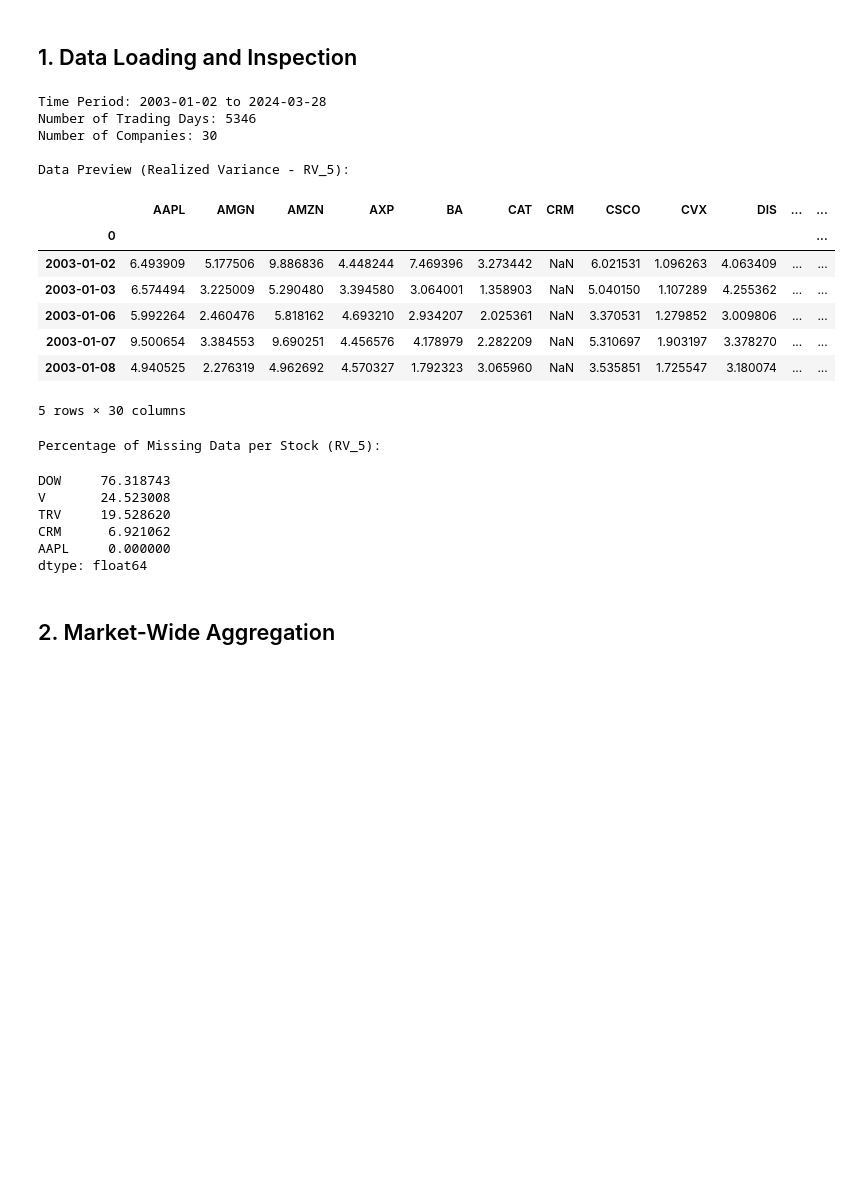
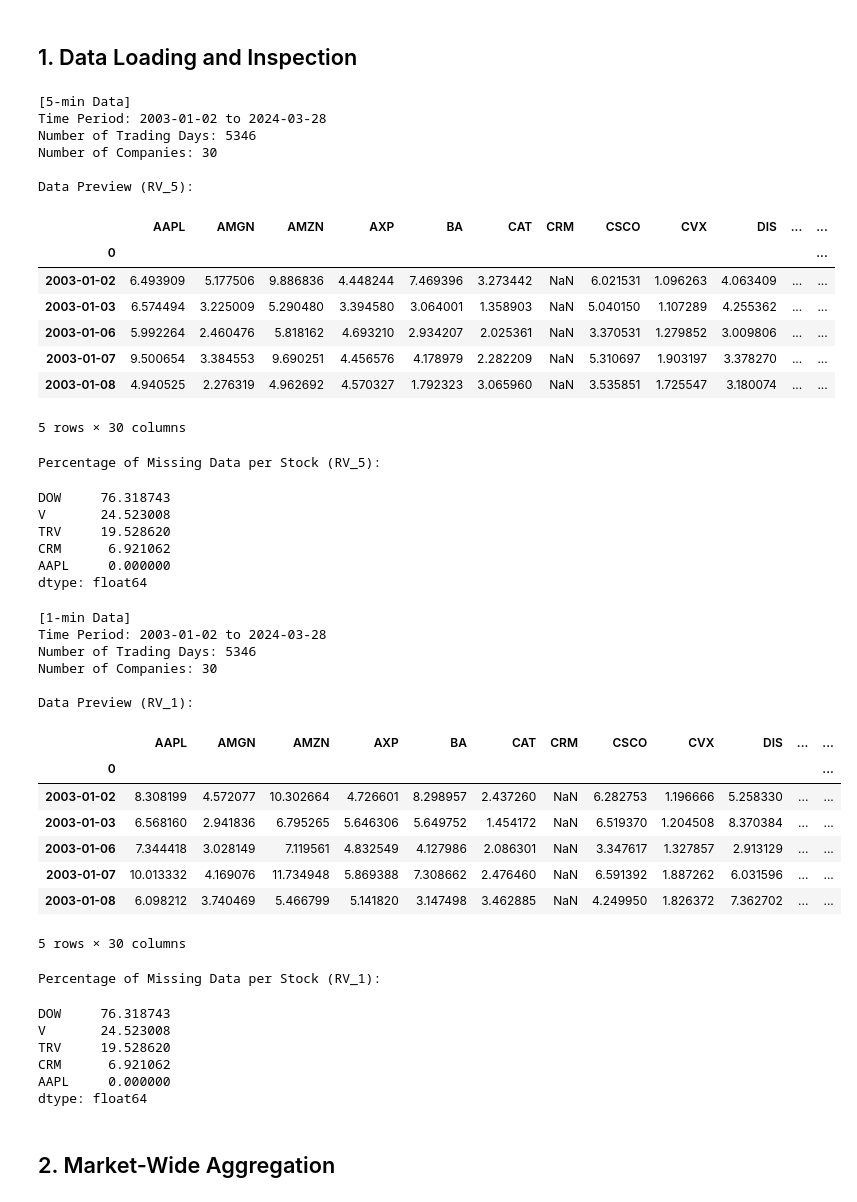
Before and after one commit to nataliemontanez211-collab/MLProject, a Jupyter notebook: notebooks/eda.ipynb, the cells around one changed output. Drawn from its saved outputs; the diff is of its cells as text; code cells hidden in the pictures; blank space fills up the shorter version.

Commit message:
feat(eda): implement EDA v2 with dual-frequency

```diff
--- a/notebooks/eda.ipynb
+++ b/notebooks/eda.ipynb
@@ -16,40 +15,79 @@ from data_loader import load_volatility_data
 ## 1. Data Loading and Inspection
 # %%
 vol_data, dates, companies = load_volatility_data(frequency='5_min')
+vol_1, dates_1, companies_1 = load_volatility_data(frequency='1_min')
 
-if vol_data:
+if vol_data and vol_1:
+    # 5-min
     df_rv5 = vol_data['rv']
+    print(f"[5-min Data]")
     print(f"Time Period: {dates.min().date()} to {dates.max().date()}")
     print(f"Number of Trading Days: {len(dates)}")
     print(f"Number of Companies: {len(companies)}")
 
-    print("\nData Preview (Realized Variance - RV_5):")
+    print("\nData Preview (RV_5):")
     display(df_rv5.head())
 
     print("\nPercentage of Missing Data per Stock (RV_5):")
-    missing_percentage = df_rv5.isnull().sum() / len(df_rv5) * 100
-    display(missing_percentage.sort_values(ascending=False).head())
+    missing_5 = df_rv5.isnull().sum() / len(df_rv5) * 100
+    display(missing_5.sort_values(ascending=False).head())
+
+    # 1-min
+    df_rv1 = vol_1['rv']
+    print(f"\n\n[1-min Data]")
+    print(f"Time Period: {dates_1.min().date()} to {dates_1.max().date()}")
+    print(f"Number of Trading Days: {len(dates_1)}")
+    print(f"Number of Companies: {len(companies_1)}")
+
+    print("\nData Preview (RV_1):")
+    display(df_rv1.head())
+
+    print("\nPercentage of Missing Data per Stock (RV_1):")
+    missing_1 = df_rv1.isnull().sum() / len(df_rv1) * 100
+    display(missing_1.sort_values(ascending=False).head())
 # %% [output]
+[5-min Data]
 Time Period: 2003-01-02 to 2024-03-28
 Number of Trading Days: 5346
 Number of Companies: 30
 
-Data Preview (Realized Variance - RV_5):
+Data Preview (RV_5):
 |  | AAPL | AMGN | AMZN | AXP | BA | CAT | CRM | CSCO | CVX | DIS | ... | ... |
 | 0 |  |  |  |  |  |  |  |  |  |  |  | ... |
 | 2003-01-02 | 6.493909 | 5.177506 | 9.886836 | 4.448244 | 7.469396 | 3.273442 | NaN | 6.021531 | 1.096263 | 4.063409 | ... | ... |
 | 2003-01-03 | 6.574494 | 3.225009 | 5.290480 | 3.394580 | 3.064001 | 1.358903 | NaN | 5.040150 | 1.107289 | 4.255362 | ... | ... |
 | 2003-01-06 | 5.992264 | 2.460476 | 5.818162 | 4.693210 | 2.934207 | 2.025361 | NaN | 3.370531 | 1.279852 | 3.009806 | ... | ... |
 | 2003-01-07 | 9.500654 | 3.384553 | 9.690251 | 4.456576 | 4.178979 | 2.282209 | NaN | 5.310697 | 1.903197 | 3.378270 | ... | ... |
 | 2003-01-08 | 4.940525 | 2.276319 | 4.962692 | 4.570327 | 1.792323 | 3.065960 | NaN | 3.535851 | 1.725547 | 3.180074 | ... | ... |
 5 rows × 30 columns
 Percentage of Missing Data per Stock (RV_5):
 DOW     76.318743
 V       24.523008
 TRV     19.528620
 CRM      6.921062
 AAPL     0.000000
 dtype: float64
+[1-min Data]
+Time Period: 2003-01-02 to 2024-03-28
+Number of Trading Days: 5346
+Number of Companies: 30
+
+Data Preview (RV_1):
+|  | AAPL | AMGN | AMZN | AXP | BA | CAT | CRM | CSCO | CVX | DIS | ... | ... |
+| 0 |  |  |  |  |  |  |  |  |  |  |  | ... |
+| 2003-01-02 | 8.308199 | 4.572077 | 10.302664 | 4.726601 | 8.298957 | 2.437260 | NaN | 6.282753 | 1.196666 | 5.258330 | ... | ... |
+| 2003-01-03 | 6.568160 | 2.941836 | 6.795265 | 5.646306 | 5.649752 | 1.454172 | NaN | 6.519370 | 1.204508 | 8.370384 | ... | ... |
+| 2003-01-06 | 7.344418 | 3.028149 | 7.119561 | 4.832549 | 4.127986 | 2.086301 | NaN | 3.347617 | 1.327857 | 2.913129 | ... | ... |
+| 2003-01-07 | 10.013332 | 4.169076 | 11.734948 | 5.869388 | 7.308662 | 2.476460 | NaN | 6.591392 | 1.887262 | 6.031596 | ... | ... |
+| 2003-01-08 | 6.098212 | 3.740469 | 5.466799 | 5.141820 | 3.147498 | 3.462885 | NaN | 4.249950 | 1.826372 | 7.362702 | ... | ... |
+5 rows × 30 columns
+Percentage of Missing Data per Stock (RV_1):
+DOW     76.318743
+V       24.523008
+TRV     19.528620
+CRM      6.921062
+AAPL     0.000000
+dtype: float64
 # %% [markdown]
 ## 2. Market-Wide Aggregation
 # %%
```
Also changed, not shown: parts of 5 cells of this notebook.
